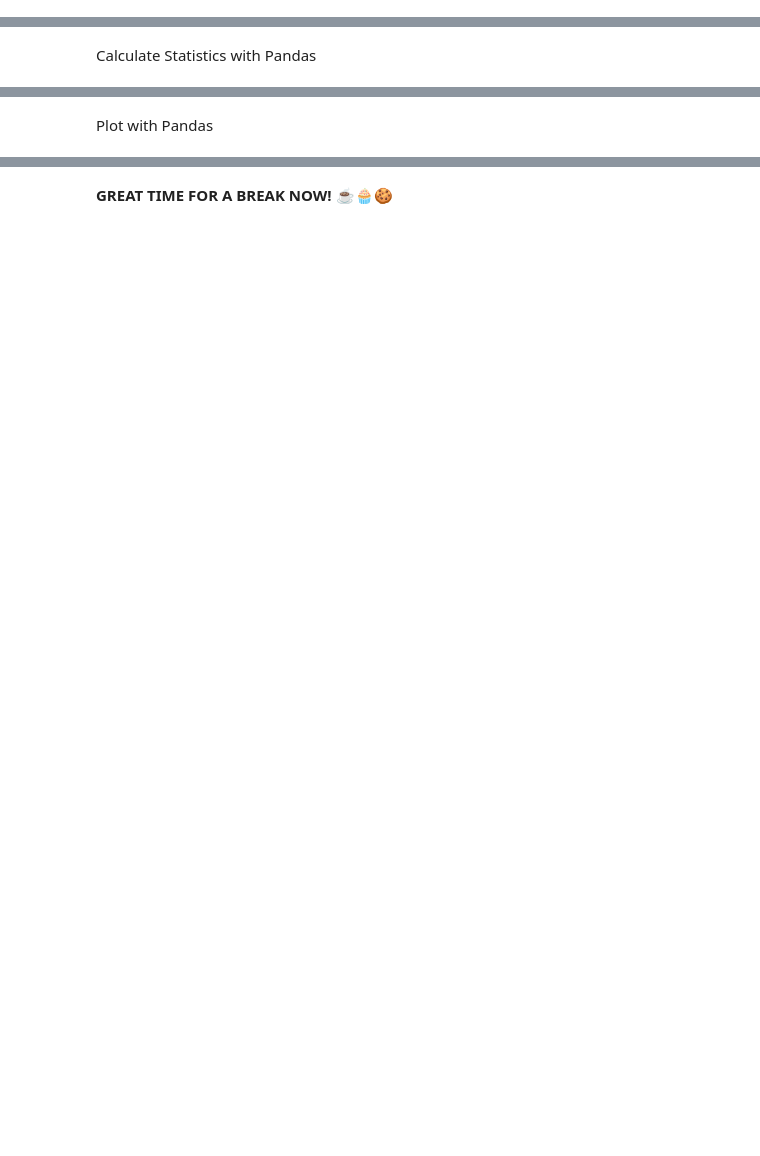
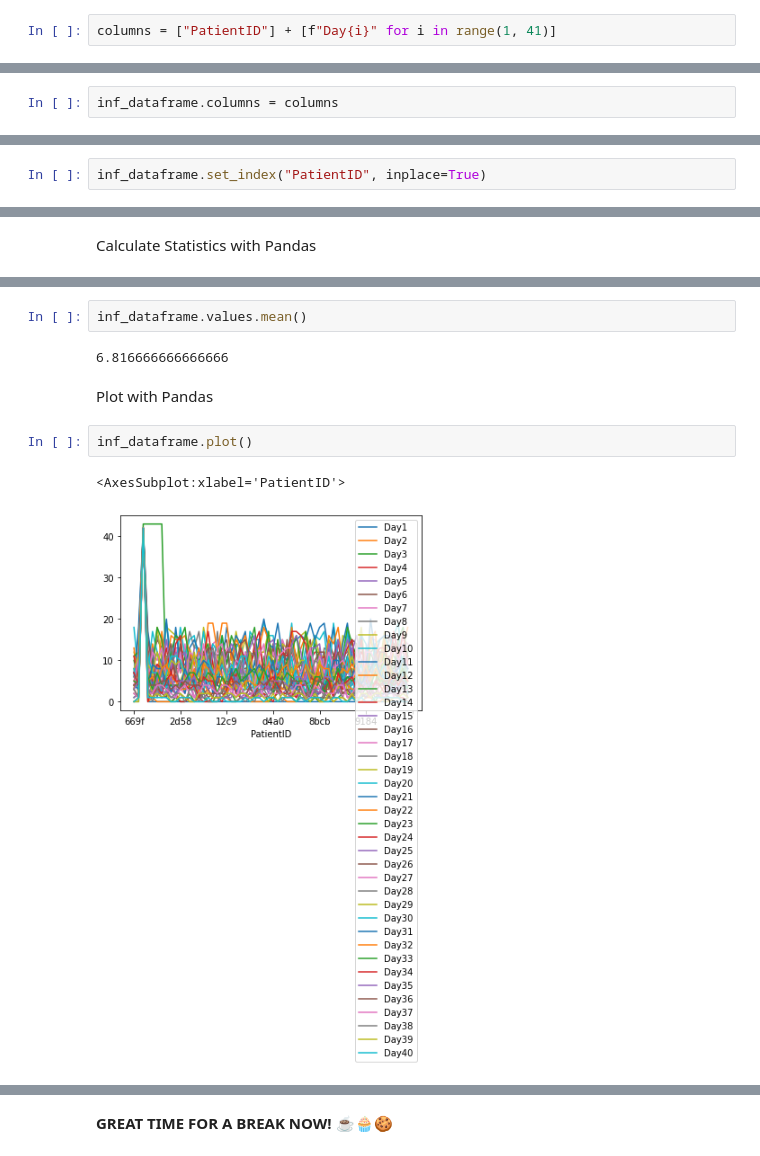
Before and after one commit to leriomaggio/python-data-science, a Jupyter notebook: working_notebook_scientific_python-livecoding.ipynb, the cells around one changed output, grey strips where cells are left out. Cells and saved outputs as stored; diff of their text form; blank space fills up the shorter version.

```diff
--- a/working_notebook_scientific_python-livecoding.ipynb
+++ b/working_notebook_scientific_python-livecoding.ipynb
@@ -688,0 +908,2 @@ Now let's take a `slice` of the original Data Frame and save it to a new `subdf`
+# %%
+columns = ["PatientID"] + [f"Day{i}" for i in range(1, 41)]
@@ -688,0 +930,2 @@ Now let's take a `slice` of the original Data Frame and save it to a new `subdf`
+# %%
+inf_dataframe.columns = columns
@@ -688,0 +962,2 @@ Now let's take a `slice` of the original Data Frame and save it to a new `subdf`
+# %%
+inf_dataframe.set_index("PatientID", inplace=True)
@@ -691,2 +1142,11 @@ Calculate Statistics with Pandas
+# %%
+inf_dataframe.values.mean()
+# %% [output]
+6.816666666666666
 # %% [markdown]
 Plot with Pandas
+# %%
+inf_dataframe.plot()
+# %% [output]
+<AxesSubplot:xlabel='PatientID'>
+[figure, added]
```
Also changed, not shown: parts of 61 cells of this notebook.
